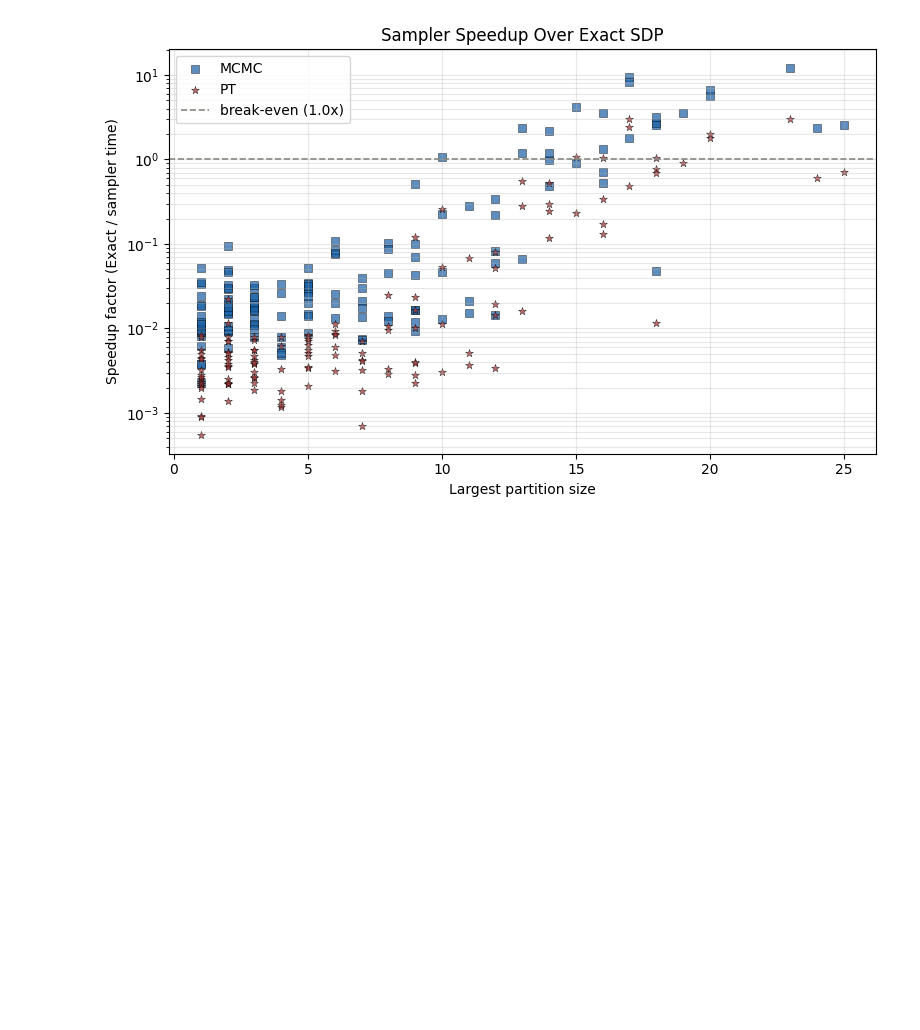
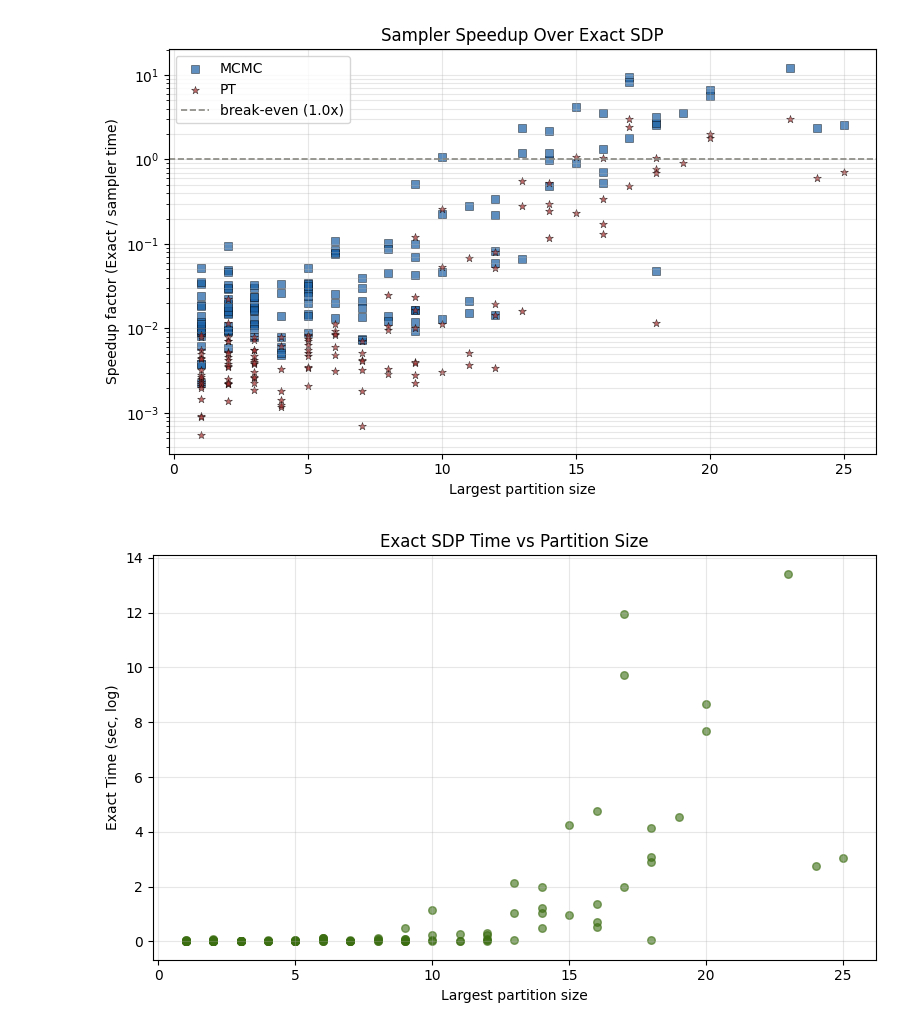
Before and after one commit to jpafcampos/explaining-BNs, a Jupyter notebook: src/benchmark_results_analysis.ipynb, the cells around one changed output. Drawn from its saved outputs; the diff is of its cells as text; code cells hidden in the pictures; blank space fills up the shorter version.

```diff
--- a/src/benchmark_results_analysis.ipynb
+++ b/src/benchmark_results_analysis.ipynb
@@ -1402,3 +1402,19 @@ plt.show()
 [figure]
 [figure]
 [figure]
+# %%
+#exact time vs partition size
+fig7, ax7 = plt.subplots(figsize=(8, 5))
+ax7.scatter(ok['Max_Partition_Size'], ok['Exact_Time_sec'],
+            color=METHOD_COLORS['Exact'], alpha=0.6, s=30,
+            marker=METHOD_MARKERS['Exact'], label='Exact')
+ax7.set_yscale('linear')
+ax7.set_xlabel('Largest partition size')
+ax7.set_ylabel('Exact Time (sec, log)')
+ax7.set_title('Exact SDP Time vs Partition Size')
+ax7.grid(True, alpha=0.3)
+plt.tight_layout()
+#plt.savefig('plot_7_exact_time_vs_partition.png', dpi=300, bbox_inches='tight', facecolor='white')
+plt.show()
+# %% [output]
+[figure, added]
```
Also changed, not shown: parts of 4 cells of this notebook, 2 other files.
